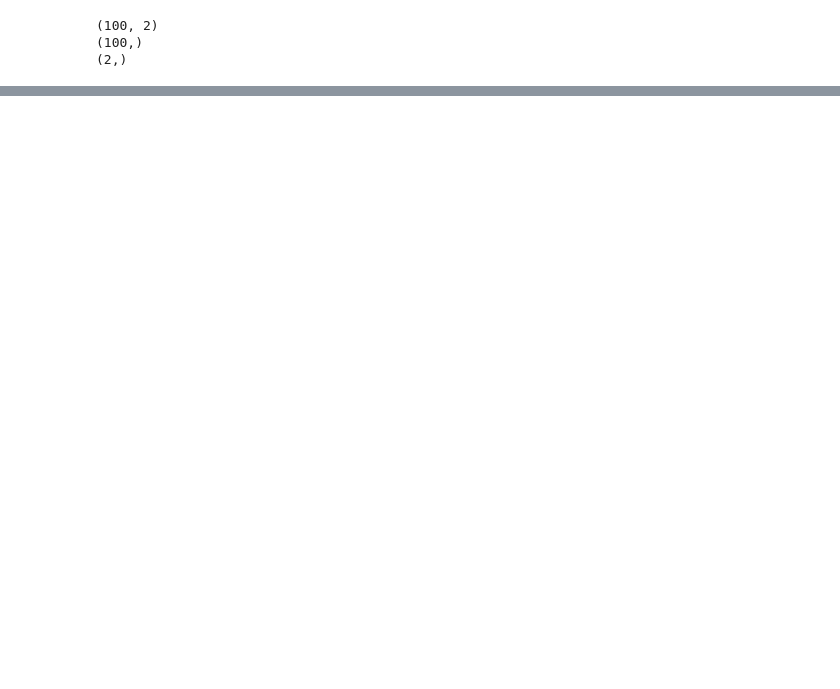
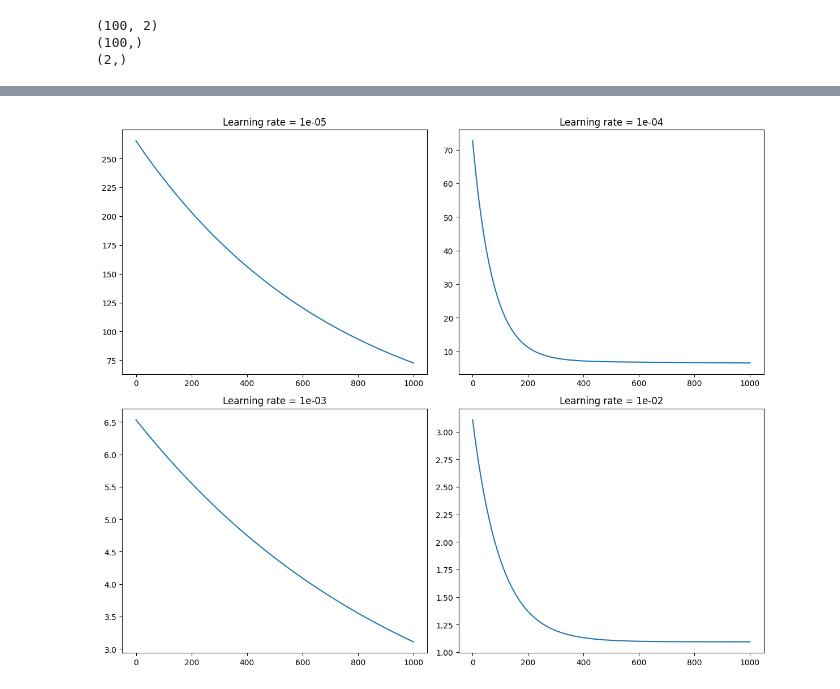
Before and after one commit to pawlowiczf/Stochastic-Methods-in-Machine-Learning, a Jupyter notebook: 01-sgd/lab.ipynb, the cells around one changed output, grey strips where cells are left out. Cells and saved outputs as stored; diff of their text form; code cells hidden in the pictures; blank space fills up the shorter version.

```diff
--- a/01-sgd/lab.ipynb
+++ b/01-sgd/lab.ipynb
@@ -76,0 +127,22 @@ plt.show()
+# %%
+learning_rates = [10e-6, 10e-5, 10e-4, 10e-3]
+step = 10
+fig, axes = plt.subplots(2, 2, figsize=(12, 10))
+
+for i, learning_rate in enumerate(learning_rates):
+    w, mean_squared_errors = BGD_errors_tracked(X, y, w, 1000, learning_rate)
+
+    sampled = mean_squared_errors[::step]
+
+    ax = axes[i // 2, i % 2]
+    ax.plot(
+        np.arange(0, len(mean_squared_errors), step),
+        sampled
+    )
+    ax.set_title(f'Learning rate = {learning_rate:.0e}')
+#
+
+plt.tight_layout()
+plt.show()
+# %% [output]
+[figure, added]
```
Also changed, not shown: parts of 12 cells of this notebook, 1 other file.
